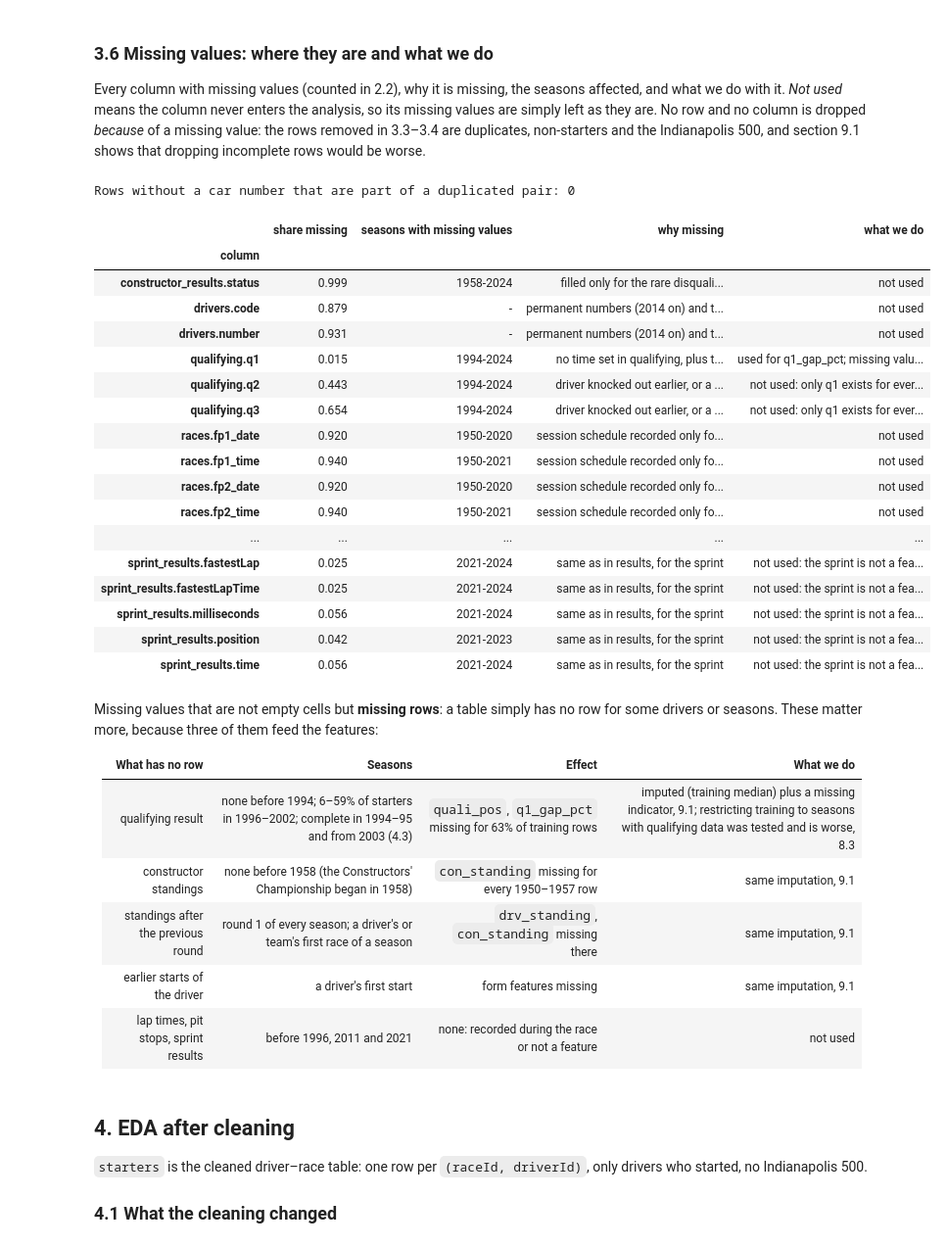
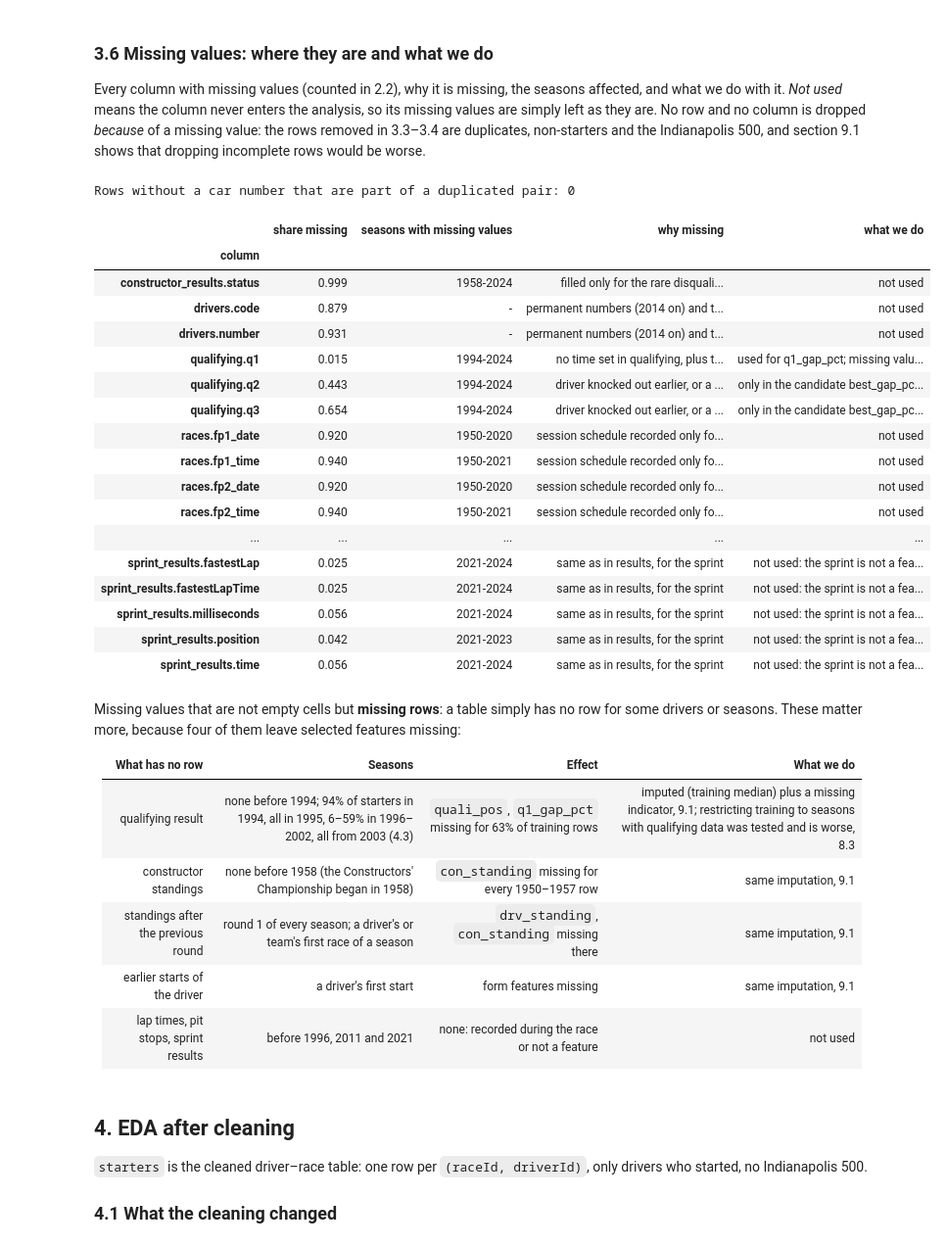
Before and after one commit to HamadaTamer/AI-Tools-Lab-F1-Project, a Jupyter notebook: F1_podium_prediction.ipynb, the cells around one changed output. Shown at 98% size. Cells and saved outputs as stored; diff of their text form; code cells hidden in the pictures.

```diff
--- a/F1_podium_prediction.ipynb
+++ b/F1_podium_prediction.ipynb
@@ -342,8 +342,8 @@ for name, values in CATEGORIES.items():
     print('  ', counts.to_dict())
     prefixes = pd.Series(counts.index, index=counts.index).str.lower().str[:5]
     flagged = prefixes[prefixes.duplicated(keep=False)]
-    for _, group in flagged.groupby(flagged):
-        print('   flagged:', list(group.index))
+    for _, same_prefix in flagged.groupby(flagged):
+        print('   flagged:', list(same_prefix.index))
 # %% [output]
 drivers.nationality: 43 values
    {'American': 158, 'American-Italian': 1, 'Argentine': 24, 'Argentine-Italian': 1, 'Argentinian': 1, 'Australian': 19, 'Austrian': 15, 'Belgian': 23, 'Brazilian': 32, 'British': 166, 'Canadian': 14, ...
@@ -946,36 +946,36 @@ MISSING_TREATMENT = [
      'fastest laps recorded from 2004 on, and only for drivers who set a timed lap', 'not used (post-race)'),
     (['results.number'], 'car number not recorded', 'left as is: only used to find shared cars (3.3); none of these rows is in a duplicated pair'),
     (['qualifying.q1'], 'no time set in qualifying, plus the impossible time removed in 3.1',
      'used for q1_gap_pct; missing values imputed with the training median plus an indicator (9.1)'),
     (['qualifying.q2', 'qualifying.q3'], 'driver knocked out earlier, or a single-session format (before 2006)',
-     'not used: only q1 exists for every driver'),
+     'only in the candidate best_gap_pct (fastest of q1/q2/q3, not selected in 8.3); the minimum skips a missing session'),
     (['races.time'], 'race start time recorded from 2005 on', 'not used'),
     (['races.fp1_date', 'races.fp1_time', 'races.fp2_date', 'races.fp2_time', 'races.fp3_date', 'races.fp3_time',
       'races.quali_date', 'races.quali_time'], 'session schedule recorded only for recent seasons (no FP3 on sprint weekends)', 'not used'),
     (['races.sprint_date', 'races.sprint_time'], 'only sprint weekends (2021 on) have a sprint', 'not used'),
     (['drivers.number', 'drivers.code'], 'permanent numbers (2014 on) and three-letter codes exist only for recent drivers', 'not used'),
     (['constructor_results.status'], 'filled only for the rare disqualification', 'not used'),
     (['sprint_results.position', 'sprint_results.time', 'sprint_results.milliseconds', 'sprint_results.fastestLap',
       'sprint_results.fastestLapTime'], 'same as in results, for the sprint', 'not used: the sprint is not a feature (6.4)'),
 ]
 treatment = pd.DataFrame([{'column': c, 'why missing': why, 'what we do': what} for cols, why, what in MISSING_TREATMENT for c in cols])
 missing_map = (sentinels.assign(column=sentinels['table'] + '.' + sentinels['column'])
                [['column', 'share missing', 'seasons with missing values']]
                .merge(treatment, on='column', how='outer', validate='1:1', indicator=True))
 assert (missing_map['_merge'] == 'both').all(), 'a column with missing values has no treatment, or a treatment names a column without any'
 in_shared_drive = results.loc[results['number'].isna(), KEY].merge(dups[KEY], on=KEY).shape[0]
 print('Rows without a car number that are part of a duplicated pair:', in_shared_drive)
 missing_map.drop(columns='_merge').set_index('column')
 # %% [output]
 Rows without a car number that are part of a duplicated pair: 0
 |  | share missing | seasons with missing values | why missing | what we do |
 | column |  |  |  |  |
 | constructor_results.status | 0.999 | 1958-2024 | filled only for the rare disquali... | not used |
 | drivers.code | 0.879 | - | permanent numbers (2014 on) and t... | not used |
 | drivers.number | 0.931 | - | permanent numbers (2014 on) and t... | not used |
 | qualifying.q1 | 0.015 | 1994-2024 | no time set in qualifying, plus t... | used for q1_gap_pct; missing valu... |
-| qualifying.q2 | 0.443 | 1994-2024 | driver knocked out earlier, or a ... | not used: only q1 exists for ever... |
-| qualifying.q3 | 0.654 | 1994-2024 | driver knocked out earlier, or a ... | not used: only q1 exists for ever... |
+| qualifying.q2 | 0.443 | 1994-2024 | driver knocked out earlier, or a ... | only in the candidate best_gap_pc... |
+| qualifying.q3 | 0.654 | 1994-2024 | driver knocked out earlier, or a ... | only in the candidate best_gap_pc... |
 | races.fp1_date | 0.920 | 1950-2020 | session schedule recorded only fo... | not used |
 | races.fp1_time | 0.940 | 1950-2021 | session schedule recorded only fo... | not used |
 | races.fp2_date | 0.920 | 1950-2020 | session schedule recorded only fo... | not used |
@@ -987,11 +987,11 @@ Rows without a car number that are part of a duplicated pair: 0
 | sprint_results.position | 0.042 | 2021-2023 | same as in results, for the sprint | not used: the sprint is not a fea... |
 | sprint_results.time | 0.056 | 2021-2024 | same as in results, for the sprint | not used: the sprint is not a fea... |
 # %% [markdown]
-Missing values that are not empty cells but **missing rows**: a table simply has no row for some drivers or seasons. These matter more, because three of them feed the features:
+Missing values that are not empty cells but **missing rows**: a table simply has no row for some drivers or seasons. These matter more, because four of them leave selected features missing:
 
 | What has no row | Seasons | Effect | What we do |
 | --- | --- | --- | --- |
-| qualifying result | none before 1994; 6–59% of starters in 1996–2002; complete in 1994–95 and from 2003 (4.3) | `quali_pos`, `q1_gap_pct` missing for 63% of training rows | imputed (training median) plus a missing indicator, 9.1; restricting training to seasons with qualifying data was tested and is worse, 8.3 |
+| qualifying result | none before 1994; 94% of starters in 1994, all in 1995, 6–59% in 1996–2002, all from 2003 (4.3) | `quali_pos`, `q1_gap_pct` missing for 63% of training rows | imputed (training median) plus a missing indicator, 9.1; restricting training to seasons with qualifying data was tested and is worse, 8.3 |
 | constructor standings | none before 1958 (the Constructors' Championship began in 1958) | `con_standing` missing for every 1950–1957 row | same imputation, 9.1 |
 | standings after the previous round | round 1 of every season; a driver's or team's first race of a season | `drv_standing`, `con_standing` missing there | same imputation, 9.1 |
 | earlier starts of the driver | a driver's first start | form features missing | same imputation, 9.1 |
```
Also changed, not shown: parts of 13 cells of this notebook, 3 other files.
